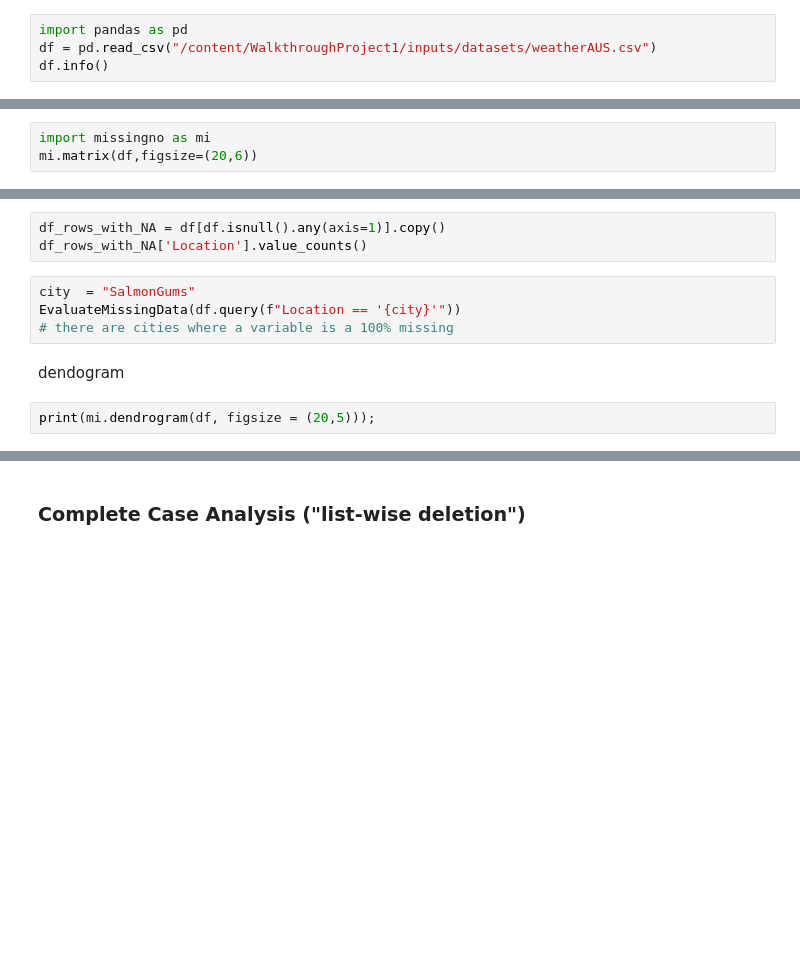
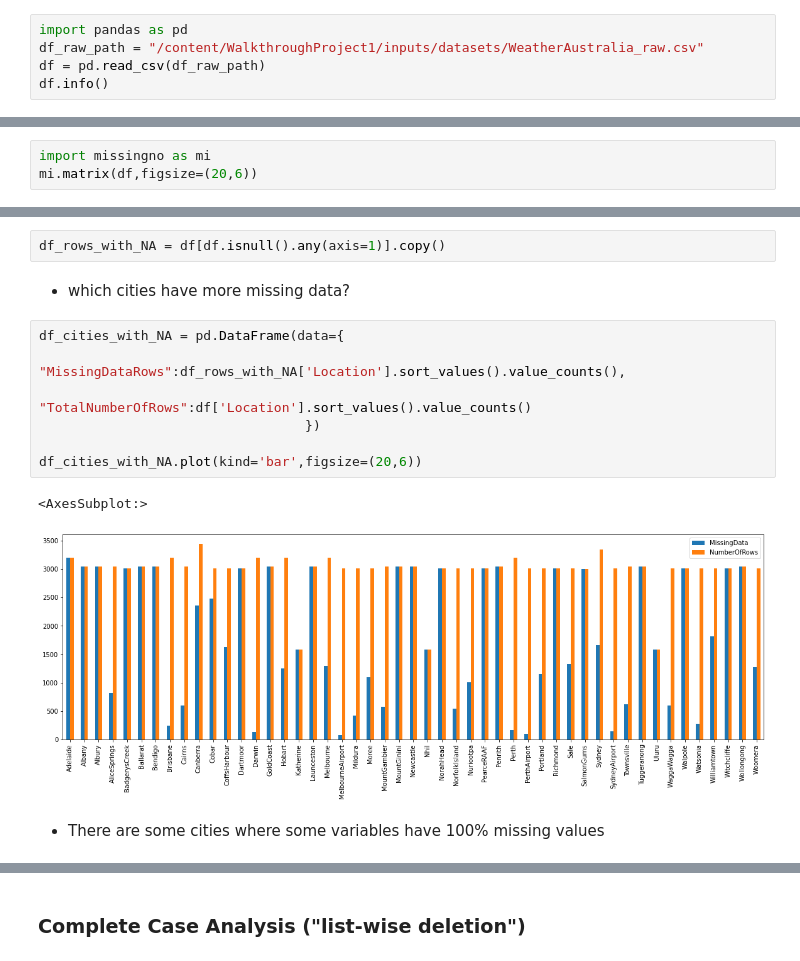
Before and after one commit to FernandoRocha88/WalkthroughProject, a Jupyter notebook: jupyter_notebooks/02 - DataCleaning.ipynb, the cells around one changed output, grey strips where cells are left out. Cells and saved outputs as stored; diff of their text form; blank space fills up the shorter version.

```diff
--- a/jupyter_notebooks/02 - DataCleaning.ipynb
+++ b/jupyter_notebooks/02 - DataCleaning.ipynb
@@ -111,5 +131,6 @@ print(f"\n * Please refresh session folder to validate that {RepoName} folder wa
 # Load your data
 # %%
 import pandas as pd
-df = pd.read_csv("/content/WalkthroughProject1/inputs/datasets/weatherAUS.csv")
+df_raw_path = "/content/WalkthroughProject1/inputs/datasets/WeatherAustralia_raw.csv"
+df = pd.read_csv(df_raw_path)
 df.info()
@@ -141,11 +203,16 @@ mi.matrix(df,figsize=(20,6))
 # %%
 df_rows_with_NA = df[df.isnull().any(axis=1)].copy()
-df_rows_with_NA['Location'].value_counts()
-# %%
-city  = "SalmonGums"
-EvaluateMissingData(df.query(f"Location == '{city}'"))
-# there are cities where a variable is a 100% missing
-# %% [markdown]
- dendogram
-# %%
-print(mi.dendrogram(df, figsize = (20,5)));
+# %% [markdown]
+* which cities have more missing data?
+# %%
+df_cities_with_NA = pd.DataFrame(data={
+                                  "MissingDataRows":df_rows_with_NA['Location'].sort_values().value_counts(),
+                                  "TotalNumberOfRows":df['Location'].sort_values().value_counts()
+                                  })
+
+df_cities_with_NA.plot(kind='bar',figsize=(20,6))
+# %% [output]
+<AxesSubplot:>
+[figure, added]
+# %% [markdown]
+* There are some cities where some variables have 100% missing values
```
Also changed, not shown: parts of 21 cells of this notebook.
